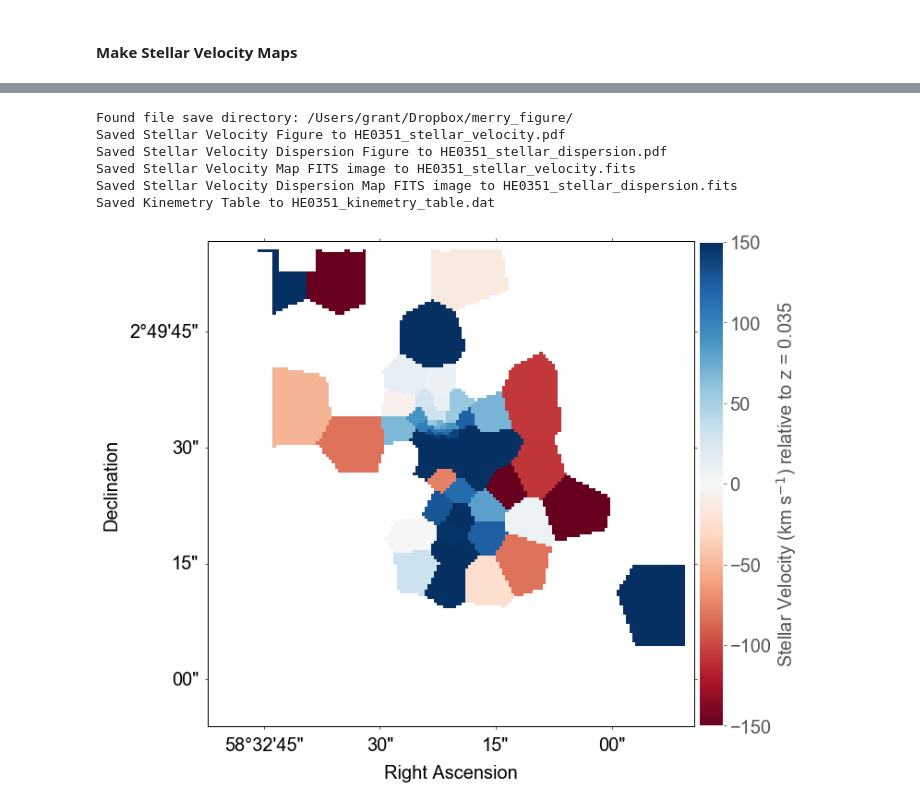
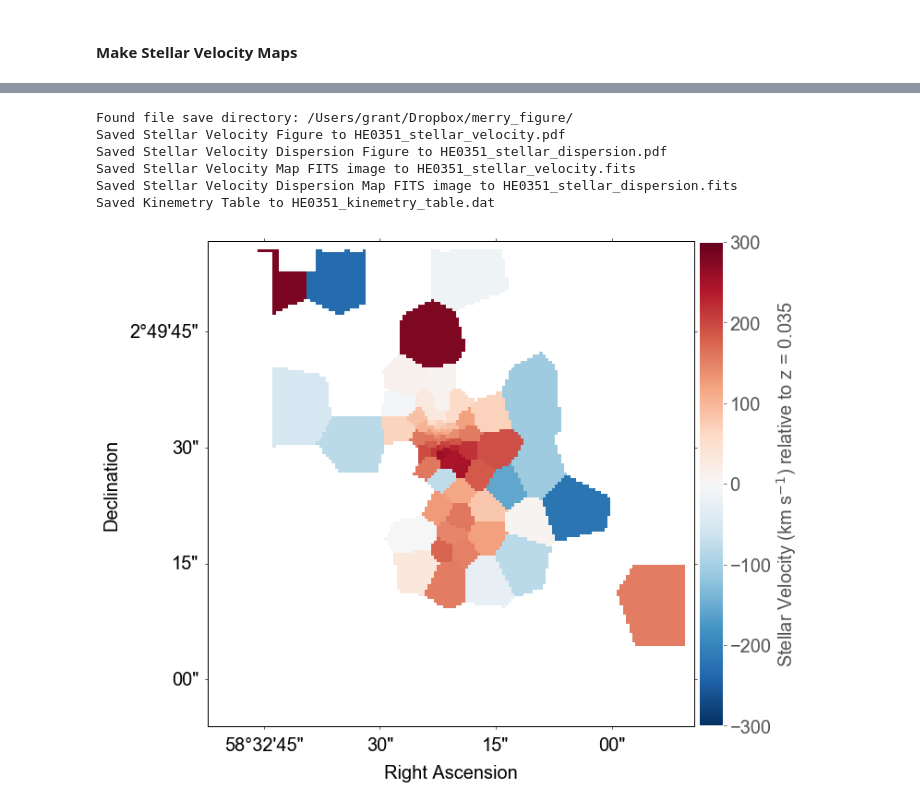
Before and after one commit to granttremblay/Merry_Paper, a Jupyter notebook: MerryMaps.ipynb, the cells around one changed output, grey strips where cells are left out. Saved outputs shown, nothing was run; the diff lists cells and outputs as text; code cells hidden in the pictures.

```diff
--- a/MerryMaps.ipynb
+++ b/MerryMaps.ipynb
@@ -220,7 +220,7 @@ def make_stars(kintable, fovimage, redshift, name, snthresh=100, velocity_thresh
     velax.grid(False)
     dispax.grid(False)
 
-    cmap_vel = cm.RdBu
+    cmap_vel = cm.RdBu_r
     cmap_vel.set_bad(nancolor)
 
     cmap_disp = cm.plasma
@@ -342,29 +342,29 @@ Saved Kinemetry Table to HE0227_kinemetry_table.dat
 # %%
 make_stars(he0351_kintable,
                       he0351_fovimage,
                       he0351_redshift,
                       name = "HE 0351",
                       snthresh=50,
                       velocity_thresh=300, # in km/s
                       cropbox=(20, 180, 20, 180), # (x1, x2, y1, y2),
                       zoom=False, # It will zoom on the cropbox
                       wcs=True,
-                      vel_vmin=-150,
-                      vel_vmax=150,
+                      vel_vmin=-300,
+                      vel_vmax=300,
                       disp_vmin=0,
                       disp_vmax=300,
                       project_by_median=True,
                       project_by_redshift=False,
                       save=True,
                       file_save_directory=file_save_directory)
 # %% [output]
 Found file save directory: /Users/grant/Dropbox/merry_figure/
 Saved Stellar Velocity Figure to HE0351_stellar_velocity.pdf
 Saved Stellar Velocity Dispersion Figure to HE0351_stellar_dispersion.pdf
 Saved Stellar Velocity Map FITS image to HE0351_stellar_velocity.fits
 Saved Stellar Velocity Dispersion Map FITS image to HE0351_stellar_dispersion.fits
 Saved Kinemetry Table to HE0351_kinemetry_table.dat
-[figure, old version]
+[figure, new version]
 [figure]
 # %%
 he0227_elinetable = cars_data_directory + 'HE0227-0913.eline_table.fits'
```
Also changed, not shown: parts of 8 cells of this notebook.
